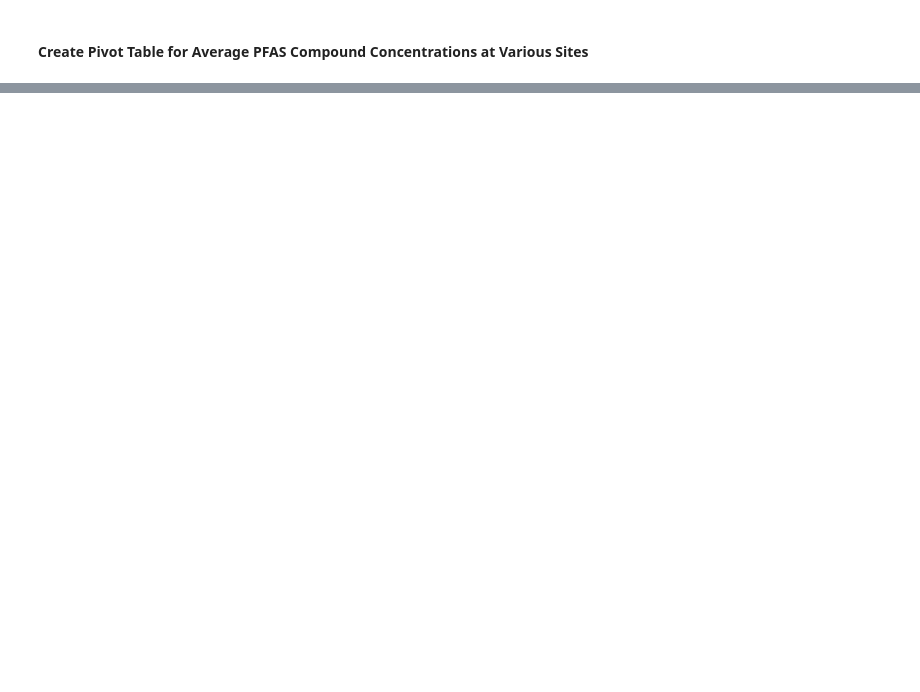
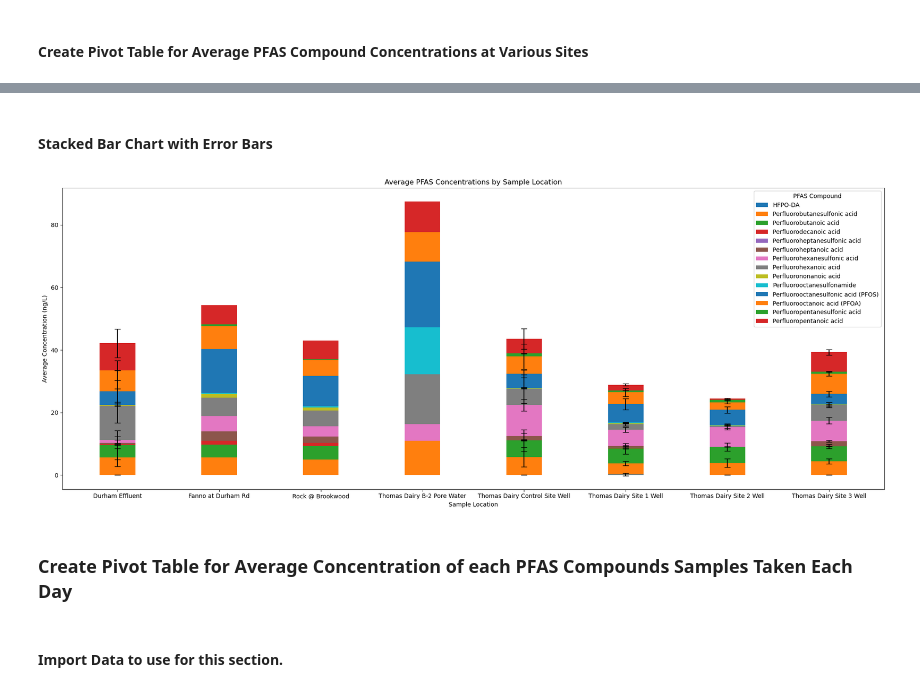
Before and after one commit to Clean-Water-Services/Jupyter-Notebooks, a Jupyter notebook: PFAS_Toolbox.ipynb, the cells around one changed output, grey strips where cells are left out. Cells and saved outputs as stored; diff of their text form; code cells hidden in the pictures; blank space fills up the shorter version.

```diff
--- a/PFAS_Toolbox.ipynb
+++ b/PFAS_Toolbox.ipynb
@@ -323,6 +360,0 @@ pivot_table
-# %%
-# Example usage with filters:
-
-# Create a custom pivot table with filters
-pivot_table = create_custom_pivot_table(data_df,start_date='2019-01-01', end_date='2023-12-30')
-pivot_table
@@ -342,0 +536,27 @@ pivot_table
+# %%
+
+# Specify data_df (pd.DataFrame): The DataFrame containing the data.
+data_df=data_df
+
+# Specify filter_qual_summary (list of str, optional): List of 'Qual Summary (Grade for filtering)' values to filter the data (default is None).
+# (Eg. 'Good', 'Questionable', etc)
+filter_qual_summary=['Good','Probably Ok','']
+
+#Specify filter_pfas_compound (list of str, optional): List of 'PFAS Compound' values to filter the data (default is None).
+filter_pfas_compound=['HFPO-DA','Perfluorobutanesulfonic acid','Perfluorobutanoic acid','Perfluorodecanoic acid',
+                      'Perfluoroheptanesulfonic acid','Perfluoroheptanoic acid','Perfluorohexanesulfonic acid',
+                      'Perfluorohexanoic acid','Perfluorononanoic acid','Perfluorooctanesulfonamide','Perfluorooctanesulfonic acid (PFOS)',
+                      'Perfluorooctanoic acid (PFOA)','Perfluoropentanesulfonic acid','Perfluoropentanoic acid']
+
+#Specify filter_sample_location (list of str, optional): List of 'Sample Location' values to filter the data (default is None).
+filter_sample_location=['Durham Effluent','Fanno at Durham Rd','Rock @ Brookwood','Thomas Dairy B-2 Pore Water','Thomas Dairy Control Site Well',
+                        'Thomas Dairy Site 1 Well','Thomas Dairy Site 2 Well','Thomas Dairy Site 3 Well']
+
+# Specify start_date (str, optional): Start date for the date range filter (default is None).
+start_date='2022-01-01'
+
+#Specify end_date (str, optional): End date for the date range filter (default is None).
+end_date='2023-12-30'
+# Create a custom standard deviation pivot table with multiple filters
+std_dev_pivot_table = create_std_dev_pivot_table_with_filters(data_df,filter_pfas_compound=filter_pfas_compound,filter_sample_location=filter_sample_location, start_date=start_date, end_date=end_date)
+std_dev_pivot_table
@@ -342,0 +571,2 @@ pivot_table
+# %% [markdown]
+#### Stacked Bar Chart with Error Bars
@@ -342,0 +629,14 @@ pivot_table
+# %%
+# Example: Create the stacked bar chart with custom figsize and error bars
+
+#avg_pivot_table (pd.DataFrame): The average PFAS concentrations pivot table.
+#std_dev_pivot_table (pd.DataFrame, optional): The standard deviation pivot table (default is None).
+#figsize (tuple, optional): Figure size (width, height) in inches (default is (10, 6)).
+
+create_stacked_bar_chart(avg_pivot_table, std_dev_pivot_table, figsize=(20, 8))  # Adjust figsize as needed
+# %% [output]
+[figure, added]
+# %% [markdown]
+### Create Pivot Table for Average Concentration of each PFAS Compounds Samples Taken Each Day
+# %% [markdown]
+#### Import Data to use for this section.
```
Also changed, not shown: parts of 37 cells of this notebook.
